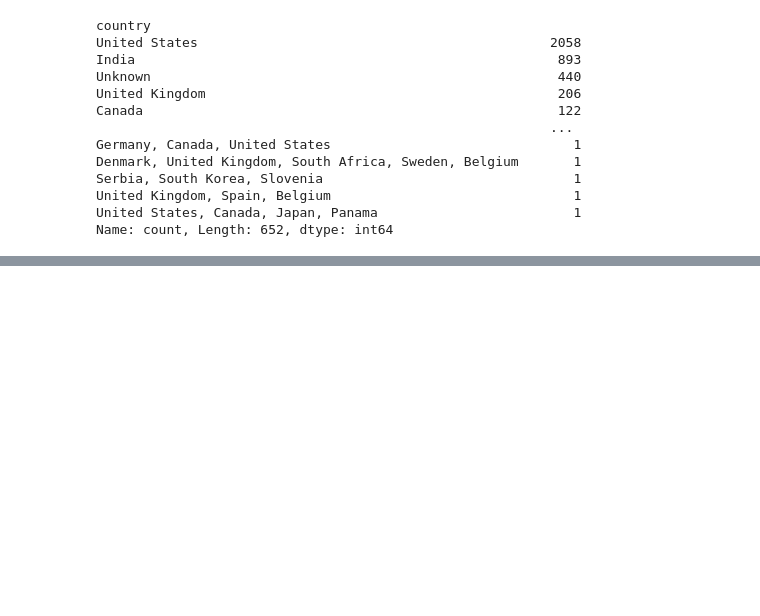
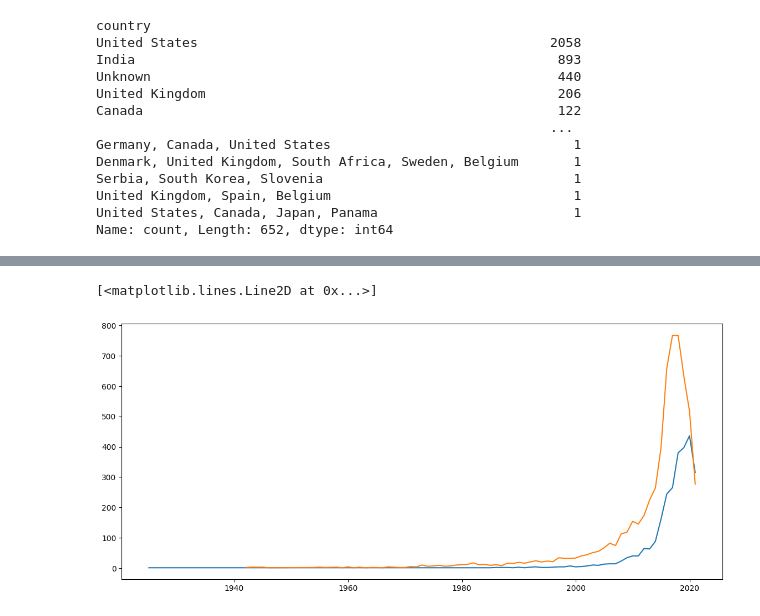
Before and after one commit to parag0811/pandas-practice-netflix-dataset, a Jupyter notebook: notebooks/intermediate.ipynb, the cells around one changed output, grey strips where cells are left out. Cells and saved outputs as stored; diff of their text form; code cells hidden in the pictures; blank space fills up the shorter version.

```diff
--- a/notebooks/intermediate.ipynb
+++ b/notebooks/intermediate.ipynb
@@ -68,0 +126,10 @@ Name: count, Length: 652, dtype: int64
+# %%
+# Number of TV shows vs movies released per year
+tv_shows = df[df['type'] == "TV Show"].groupby('release_year').size().reset_index(name= 'tv show')
+movie = df[df['type'] == "Movie"].groupby('release_year').size().reset_index(name= 'movie')
+plt.figure(figsize=(14,6))
+plt.plot(tv_shows['release_year'], tv_shows['tv show'], label='TV Shows')
+plt.plot(movie['release_year'], movie['movie'], label='Movies')
+# %% [output]
+[<matplotlib.lines.Line2D at 0x...>]
+[figure, added]
```
Also changed, not shown: parts of 5 cells of this notebook, 1 other file.
